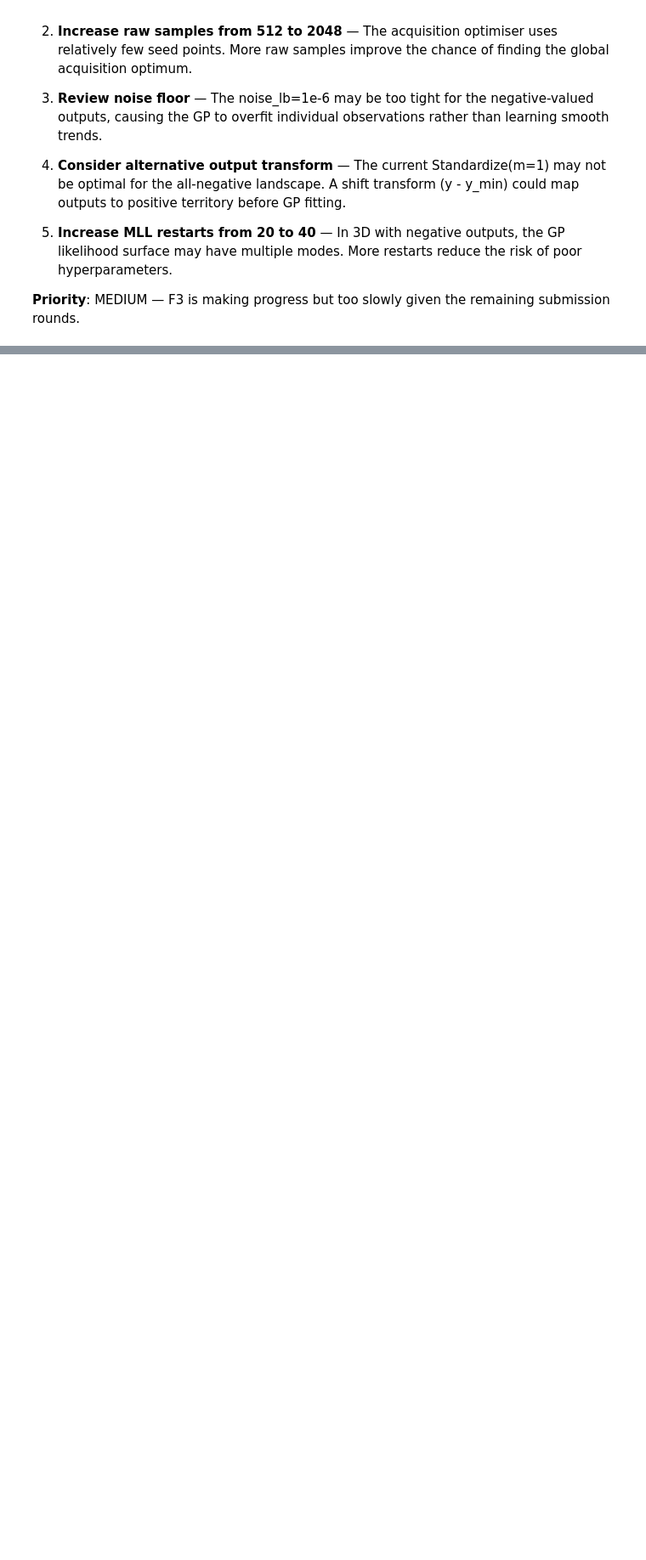
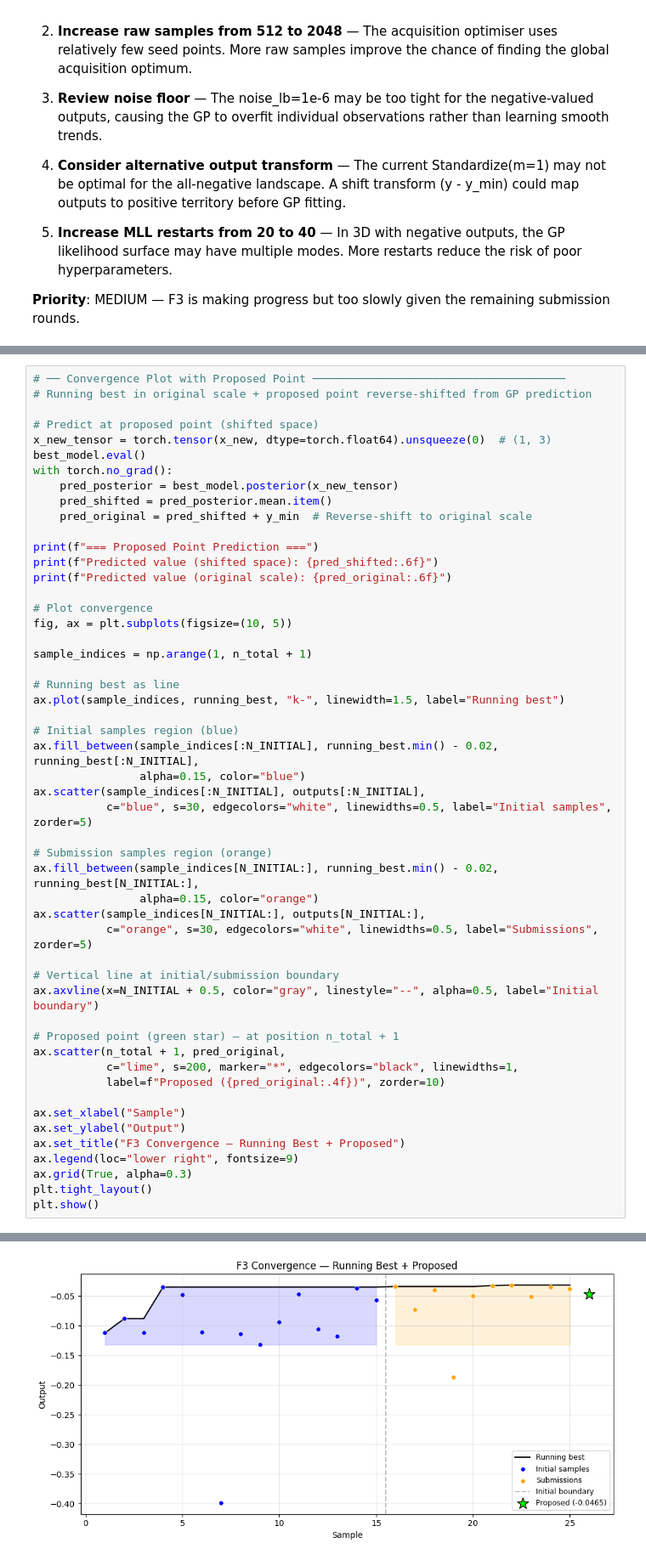
Before and after one commit to brucediesel/capstone-sdd, a Jupyter notebook: functions/f3/f3 - week 10.ipynb, the cells around one changed output, grey strips where cells are left out. Shown at 85% size. Drawn from its saved outputs; the diff is of its cells as text; blank space fills up the shorter version.

```diff
--- a/functions/f3/f3 - week 10.ipynb
+++ b/functions/f3/f3 - week 10.ipynb
@@ -267,0 +633,52 @@ F3 is showing slow progress (3/10 improvements). The following refinements could
+# %%
+# ── Convergence Plot with Proposed Point ──────────────────────────────────────
+# Running best in original scale + proposed point reverse-shifted from GP prediction
+
+# Predict at proposed point (shifted space)
+x_new_tensor = torch.tensor(x_new, dtype=torch.float64).unsqueeze(0)  # (1, 3)
+best_model.eval()
+with torch.no_grad():
+    pred_posterior = best_model.posterior(x_new_tensor)
+    pred_shifted = pred_posterior.mean.item()
+    pred_original = pred_shifted + y_min  # Reverse-shift to original scale
+
+print(f"=== Proposed Point Prediction ===")
+print(f"Predicted value (shifted space): {pred_shifted:.6f}")
+print(f"Predicted value (original scale): {pred_original:.6f}")
+
+# Plot convergence
+fig, ax = plt.subplots(figsize=(10, 5))
+
+sample_indices = np.arange(1, n_total + 1)
+
+# Running best as line
+ax.plot(sample_indices, running_best, "k-", linewidth=1.5, label="Running best")
+
+# Initial samples region (blue)
+ax.fill_between(sample_indices[:N_INITIAL], running_best.min() - 0.02, running_best[:N_INITIAL],
+                alpha=0.15, color="blue")
+ax.scatter(sample_indices[:N_INITIAL], outputs[:N_INITIAL],
+           c="blue", s=30, edgecolors="white", linewidths=0.5, label="Initial samples", zorder=5)
+
+# Submission samples region (orange)
+ax.fill_between(sample_indices[N_INITIAL:], running_best.min() - 0.02, running_best[N_INITIAL:],
+                alpha=0.15, color="orange")
+ax.scatter(sample_indices[N_INITIAL:], outputs[N_INITIAL:],
+           c="orange", s=30, edgecolors="white", linewidths=0.5, label="Submissions", zorder=5)
+
+# Vertical line at initial/submission boundary
+ax.axvline(x=N_INITIAL + 0.5, color="gray", linestyle="--", alpha=0.5, label="Initial boundary")
+
+# Proposed point (green star) — at position n_total + 1
+ax.scatter(n_total + 1, pred_original,
+           c="lime", s=200, marker="*", edgecolors="black", linewidths=1,
+           label=f"Proposed ({pred_original:.4f})", zorder=10)
+
+ax.set_xlabel("Sample")
+ax.set_ylabel("Output")
+ax.set_title("F3 Convergence — Running Best + Proposed")
+ax.legend(loc="lower right", fontsize=9)
+ax.grid(True, alpha=0.3)
+plt.tight_layout()
+plt.show()
+# %% [output]
@@ -267,0 +688 @@ F3 is showing slow progress (3/10 improvements). The following refinements could
+[figure, added]
```
Also changed, not shown: parts of 7 cells of this notebook, 41 other files.
